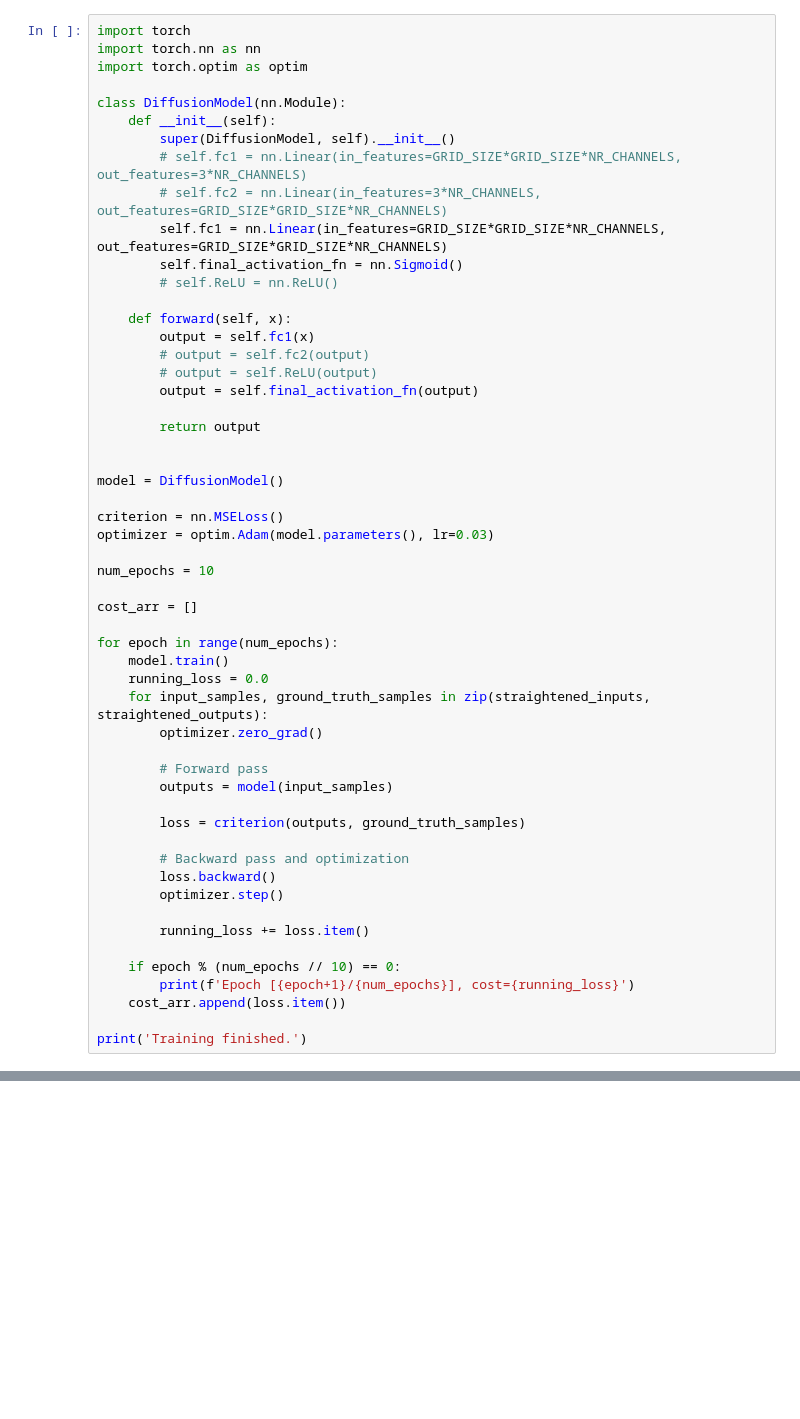
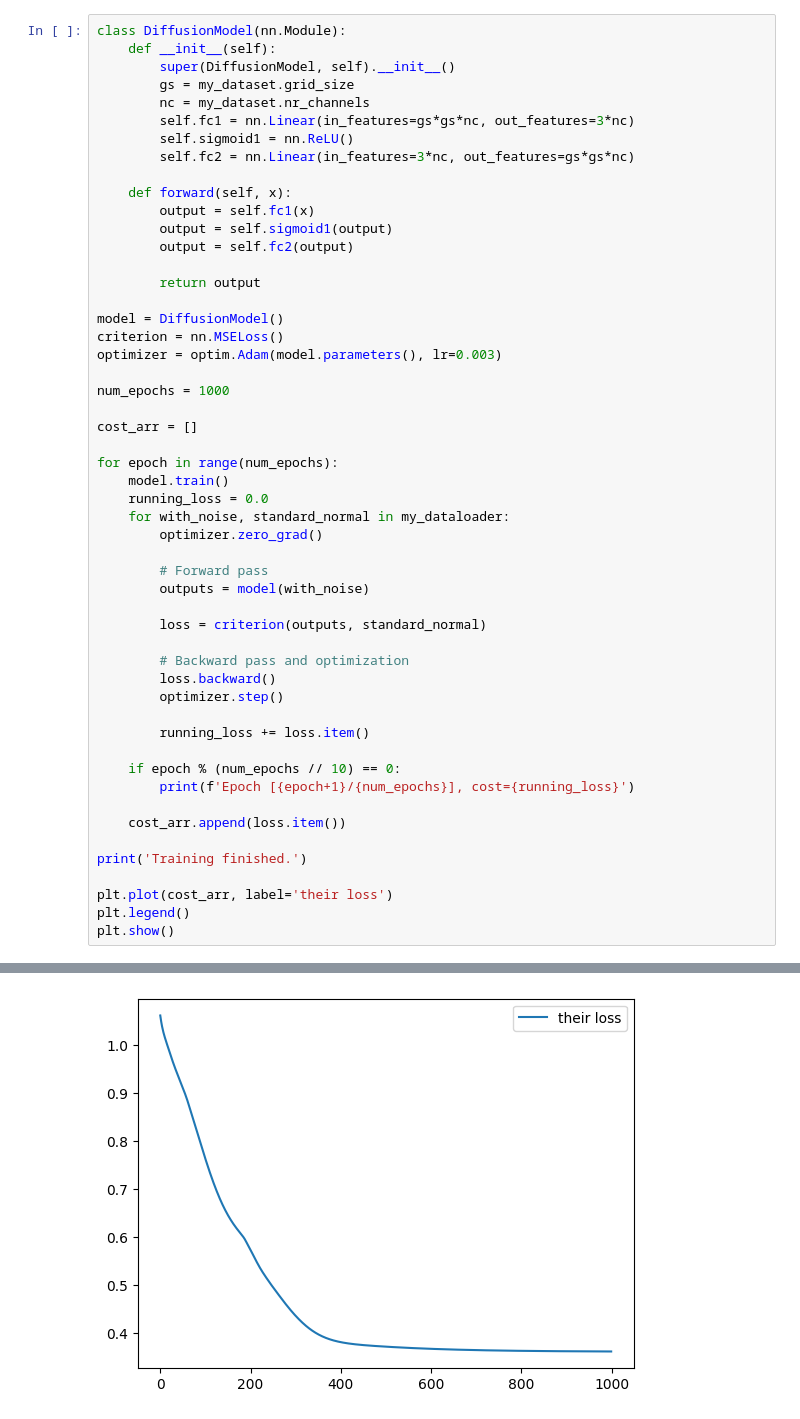
Before and after one commit to stojkomilos/diffusion-implementation, a Jupyter notebook: 1.ipynb, the cells around one changed output, grey strips where cells are left out. Drawn from its saved outputs; the diff is of its cells as text; blank space fills up the shorter version.

Commit message:
implemented the sampling and training from the paper, partially, and it appears to work on 2x2 samples

```diff
--- a/1.ipynb
+++ b/1.ipynb
@@ -110,45 +105,38 @@ torch.Size([10000, 48])
 # %%
-import torch
-import torch.nn as nn
-import torch.optim as optim
-
 class DiffusionModel(nn.Module):
     def __init__(self):
         super(DiffusionModel, self).__init__()
-        # self.fc1 = nn.Linear(in_features=GRID_SIZE*GRID_SIZE*NR_CHANNELS, out_features=3*NR_CHANNELS)
-        # self.fc2 = nn.Linear(in_features=3*NR_CHANNELS, out_features=GRID_SIZE*GRID_SIZE*NR_CHANNELS)
-        self.fc1 = nn.Linear(in_features=GRID_SIZE*GRID_SIZE*NR_CHANNELS, out_features=GRID_SIZE*GRID_SIZE*NR_CHANNELS)
-        self.final_activation_fn = nn.Sigmoid()
-        # self.ReLU = nn.ReLU()
+        gs = my_dataset.grid_size
+        nc = my_dataset.nr_channels
+        self.fc1 = nn.Linear(in_features=gs*gs*nc, out_features=3*nc)
+        self.sigmoid1 = nn.ReLU()
+        self.fc2 = nn.Linear(in_features=3*nc, out_features=gs*gs*nc)
 
     def forward(self, x):
         output = self.fc1(x)
-        # output = self.fc2(output)
-        # output = self.ReLU(output)
-        output = self.final_activation_fn(output)
+        output = self.sigmoid1(output)
+        output = self.fc2(output)
 
         return output
 
+model = DiffusionModel()
+criterion = nn.MSELoss()
+optimizer = optim.Adam(model.parameters(), lr=0.003)
 
-model = DiffusionModel()
-
-criterion = nn.MSELoss()
-optimizer = optim.Adam(model.parameters(), lr=0.03)
-
-num_epochs = 10
+num_epochs = 1000
 
 cost_arr = []
 
 for epoch in range(num_epochs):
     model.train()
     running_loss = 0.0
-    for input_samples, ground_truth_samples in zip(straightened_inputs, straightened_outputs):
+    for with_noise, standard_normal in my_dataloader:
         optimizer.zero_grad()
 
         # Forward pass
-        outputs = model(input_samples)
+        outputs = model(with_noise)
 
-        loss = criterion(outputs, ground_truth_samples)
+        loss = criterion(outputs, standard_normal)
 
         # Backward pass and optimization
         loss.backward()
@@ -158,7 +146,12 @@ for epoch in range(num_epochs):
 
     if epoch % (num_epochs // 10) == 0:
         print(f'Epoch [{epoch+1}/{num_epochs}], cost={running_loss}')
+
     cost_arr.append(loss.item())
 
 print('Training finished.')
+
+plt.plot(cost_arr, label='their loss')
+plt.legend()
+plt.show()
 # %% [output]
@@ -165,0 +169 @@ KeyboardInterrupt:
+[figure, added]
```
Also changed, not shown: parts of 9 cells of this notebook, 1 other file.
